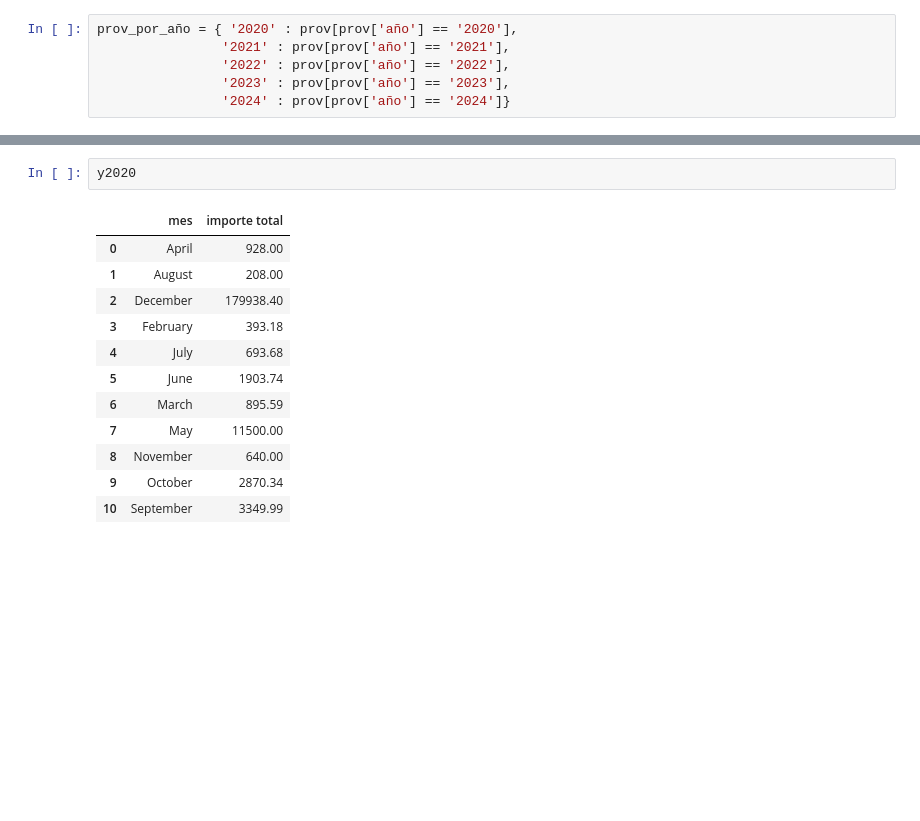
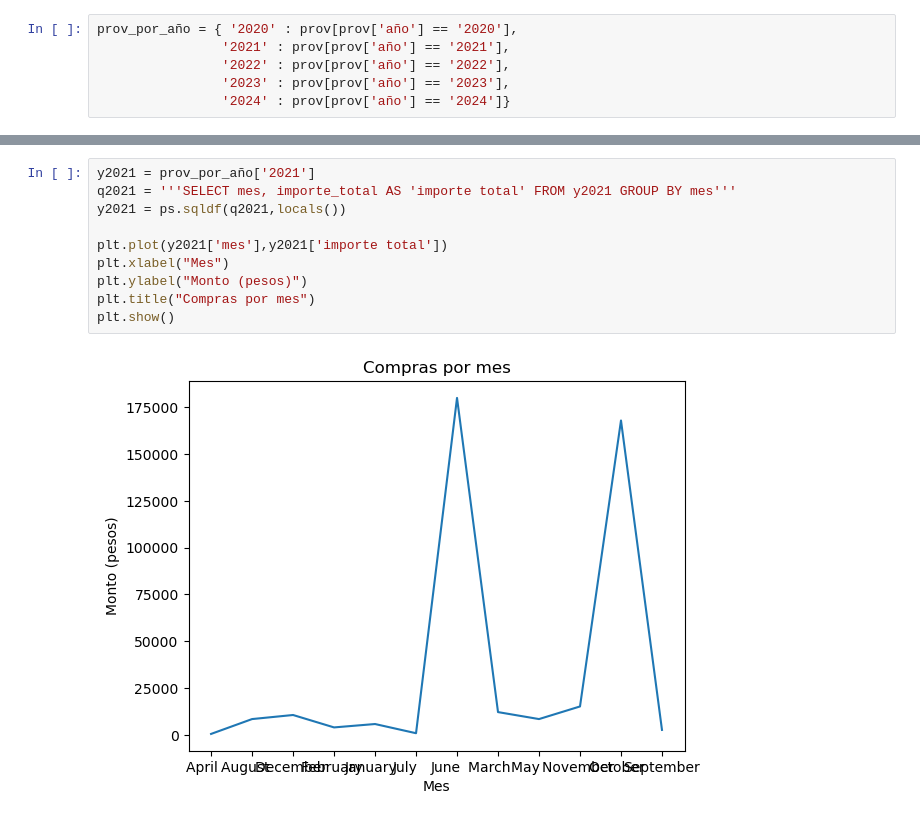
Before and after one commit to Samaelthecreator/DataAnalyst, a Jupyter notebook: comprasAnalysis.ipynb, the cells around one changed output, grey strips where cells are left out. Drawn from its saved outputs; the diff is of its cells as text; blank space fills up the shorter version.

```diff
--- a/comprasAnalysis.ipynb
+++ b/comprasAnalysis.ipynb
@@ -267,15 +295,12 @@ plt.show()
-# %%
-y2020
-# %% [output]
-|  | mes | importe total |
-| 0 | April | 928.00 |
-| 1 | August | 208.00 |
-| 2 | December | 179938.40 |
-| 3 | February | 393.18 |
-| 4 | July | 693.68 |
-| 5 | June | 1903.74 |
-| 6 | March | 895.59 |
-| 7 | May | 11500.00 |
-| 8 | November | 640.00 |
-| 9 | October | 2870.34 |
-| 10 | September | 3349.99 |
+# %%
+y2021 = prov_por_año['2021']
+q2021 = '''SELECT mes, importe_total AS 'importe total' FROM y2021 GROUP BY mes'''
+y2021 = ps.sqldf(q2021,locals())
+
+plt.plot(y2021['mes'],y2021['importe total'])
+plt.xlabel("Mes")
+plt.ylabel("Monto (pesos)")
+plt.title("Compras por mes")
+plt.show()
+# %% [output]
+[figure, added]
```
Also changed, not shown: parts of 7 cells of this notebook.
